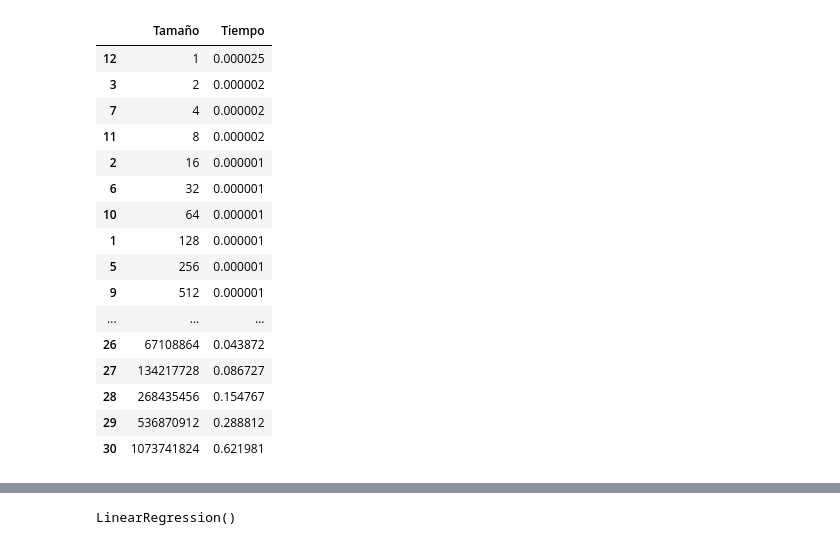
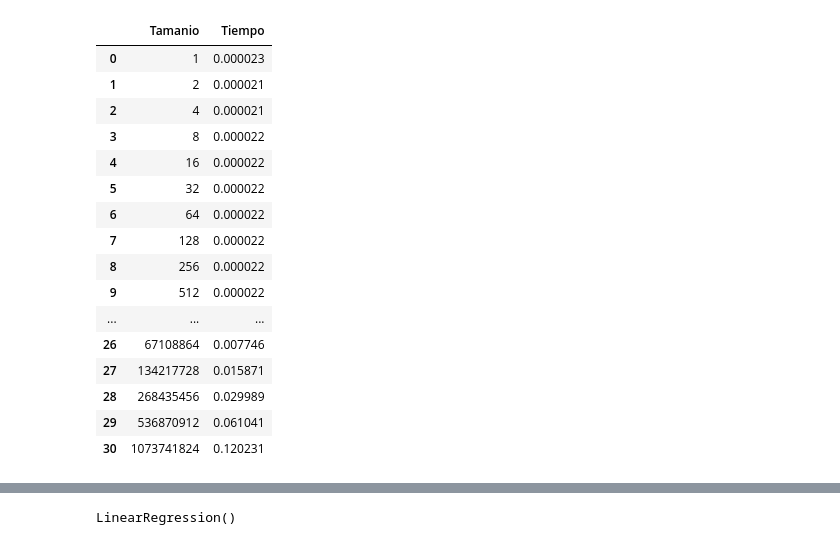
Before and after one commit to justog220/Practica-CAR, a Jupyter notebook: TP 1/EJ 1/análisis.ipynb, the cells around one changed output, grey strips where cells are left out. Saved outputs shown, nothing was run; the diff lists cells and outputs as text; code cells hidden in the pictures.

```diff
--- a/TP 1/EJ 1/análisis.ipynb
+++ b/TP 1/EJ 1/análisis.ipynb
@@ -53,20 +1,36 @@ df = pd.DataFrame(
-# %%
-df.sort_values(by="Tamaño")
-# %% [output]
-|  | Tamaño | Tiempo |
-| 12 | 1 | 0.000025 |
-| 3 | 2 | 0.000002 |
-| 7 | 4 | 0.000002 |
-| 11 | 8 | 0.000002 |
-| 2 | 16 | 0.000001 |
-| 6 | 32 | 0.000001 |
-| 10 | 64 | 0.000001 |
-| 1 | 128 | 0.000001 |
-| 5 | 256 | 0.000001 |
-| 9 | 512 | 0.000001 |
-| ... | ... | ... |
-| 26 | 67108864 | 0.043872 |
-| 27 | 134217728 | 0.086727 |
-| 28 | 268435456 | 0.154767 |
-| 29 | 536870912 | 0.288812 |
-| 30 | 1073741824 | 0.621981 |
+# %%
+import pandas as pd
+
+df = pd.read_csv("salida.txt")
+prom = {}
+for _, row in df.iterrows():
+    if not (row["Tamanio"] in prom.keys()):
+        prom[int(row["Tamanio"])] = float(row["Tiempo"])
+    else:
+        prom[int(row["Tamanio"])] += float(row["Tiempo"])
+
+dfProm = pd.DataFrame(
+{"Tamanio" : prom.keys(),
+"Tiempo" : prom.values()
+}
+)
+dfProm["Tiempo"] = dfProm["Tiempo"] / (len(df["Tamanio"]/len(dfProm["Tamanio"])))
+dfProm
+# %% [output]
+|  | Tamanio | Tiempo |
+| 0 | 1 | 0.000023 |
+| 1 | 2 | 0.000021 |
+| 2 | 4 | 0.000021 |
+| 3 | 8 | 0.000022 |
+| 4 | 16 | 0.000022 |
+| 5 | 32 | 0.000022 |
+| 6 | 64 | 0.000022 |
+| 7 | 128 | 0.000022 |
+| 8 | 256 | 0.000022 |
+| 9 | 512 | 0.000022 |
+| ... | ... | ... |
+| 26 | 67108864 | 0.007746 |
+| 27 | 134217728 | 0.015871 |
+| 28 | 268435456 | 0.029989 |
+| 29 | 536870912 | 0.061041 |
+| 30 | 1073741824 | 0.120231 |
```
Also changed, not shown: parts of 9 cells of this notebook, 21 other files.
